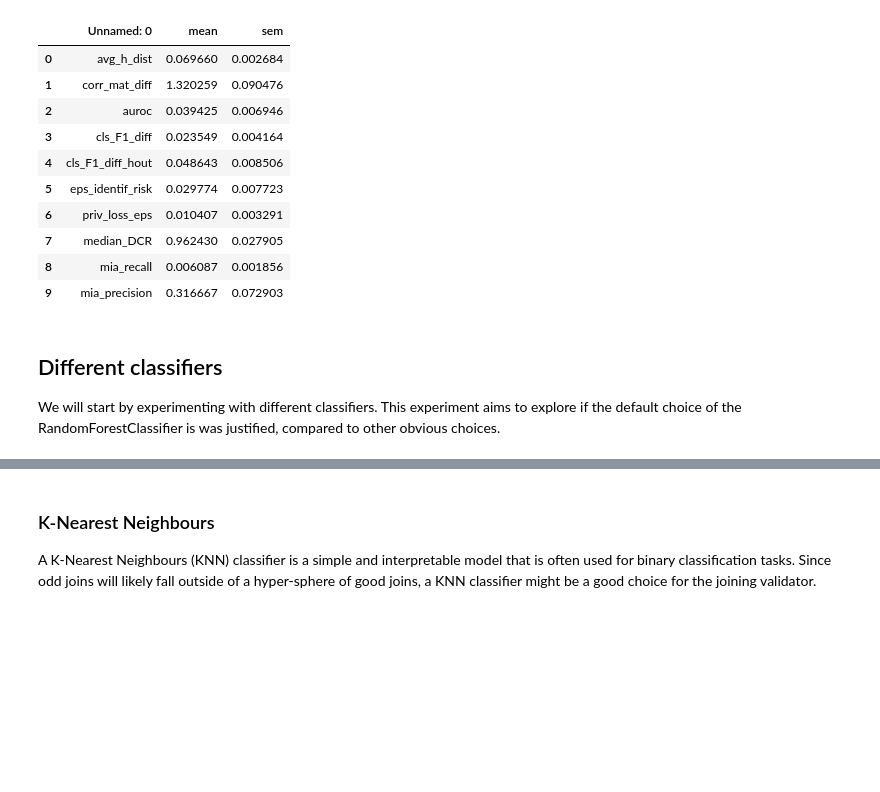
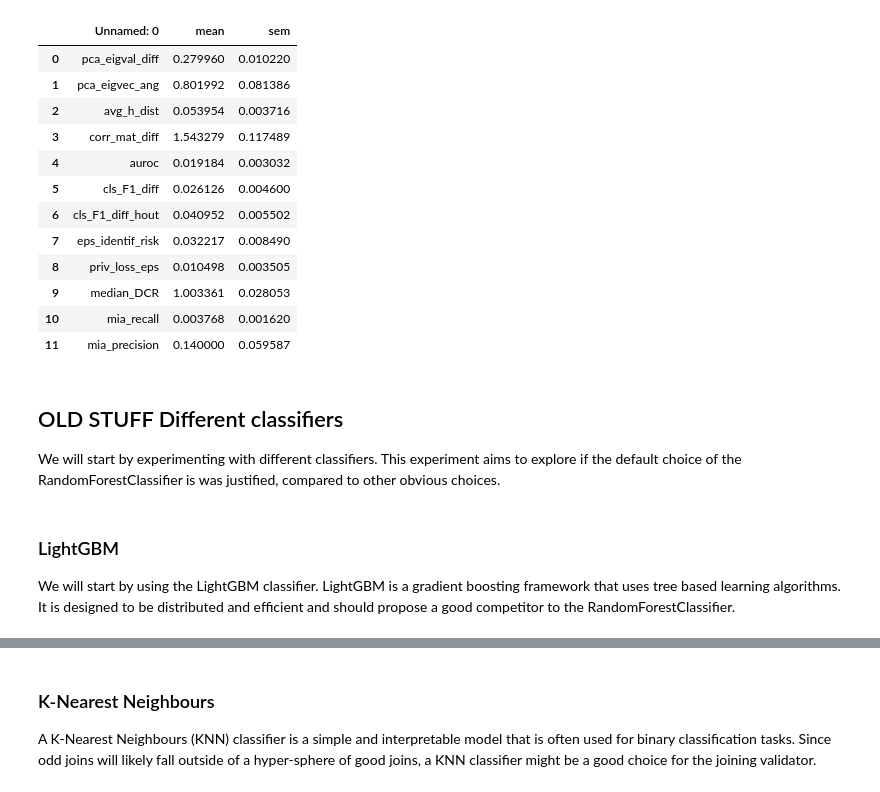
Before and after one commit to notna07/disjoint-synthetic-data-generation, a Jupyter notebook: 04_joining_validator.ipynb, the cells around one changed output, grey strips where cells are left out. Drawn from its saved outputs; the diff is of its cells as text; code cells hidden in the pictures; blank space fills up the shorter version.

```diff
--- a/04_joining_validator.ipynb
+++ b/04_joining_validator.ipynb
@@ -57,23 +187,29 @@ num_atts = [att for att in df_train.columns if att not in cat_atts]
 # %%
 ### Define evaluation
 SE = SynthEval(df_train, df_test, verbose=False)
 
 ### Reload baseline
-baseline = pd.read_csv('experiments/results/mixed_model_results/hepatitis_case_study/datasynthesizer_dpgan.csv')
+baseline = pd.read_csv('experiments/results/hepatitis_case_study_adapt/datasynthesizer_dpgan.csv')
 baseline
 # %% [output]
 |  | Unnamed: 0 | mean | sem |
-| 0 | avg_h_dist | 0.069660 | 0.002684 |
-| 1 | corr_mat_diff | 1.320259 | 0.090476 |
-| 2 | auroc | 0.039425 | 0.006946 |
-| 3 | cls_F1_diff | 0.023549 | 0.004164 |
-| 4 | cls_F1_diff_hout | 0.048643 | 0.008506 |
-| 5 | eps_identif_risk | 0.029774 | 0.007723 |
-| 6 | priv_loss_eps | 0.010407 | 0.003291 |
-| 7 | median_DCR | 0.962430 | 0.027905 |
-| 8 | mia_recall | 0.006087 | 0.001856 |
-| 9 | mia_precision | 0.316667 | 0.072903 |
+| 0 | pca_eigval_diff | 0.279960 | 0.010220 |
+| 1 | pca_eigvec_ang | 0.801992 | 0.081386 |
+| 2 | avg_h_dist | 0.053954 | 0.003716 |
+| 3 | corr_mat_diff | 1.543279 | 0.117489 |
+| 4 | auroc | 0.019184 | 0.003032 |
+| 5 | cls_F1_diff | 0.026126 | 0.004600 |
+| 6 | cls_F1_diff_hout | 0.040952 | 0.005502 |
+| 7 | eps_identif_risk | 0.032217 | 0.008490 |
+| 8 | priv_loss_eps | 0.010498 | 0.003505 |
+| 9 | median_DCR | 1.003361 | 0.028053 |
+| 10 | mia_recall | 0.003768 | 0.001620 |
+| 11 | mia_precision | 0.140000 | 0.059587 |
 # %% [markdown]
-## Different classifiers
+## OLD STUFF Different classifiers
 
 We will start by experimenting with different classifiers. This experiment aims to explore if the default choice of the RandomForestClassifier is was justified, compared to other obvious choices.
+# %% [markdown]
+### LightGBM
+
+We will start by using the LightGBM classifier. LightGBM is a gradient boosting framework that uses tree based learning algorithms. It is designed to be distributed and efficient and should propose a good competitor to the RandomForestClassifier.
```
Also changed, not shown: parts of 34 cells of this notebook, 3 other files.
